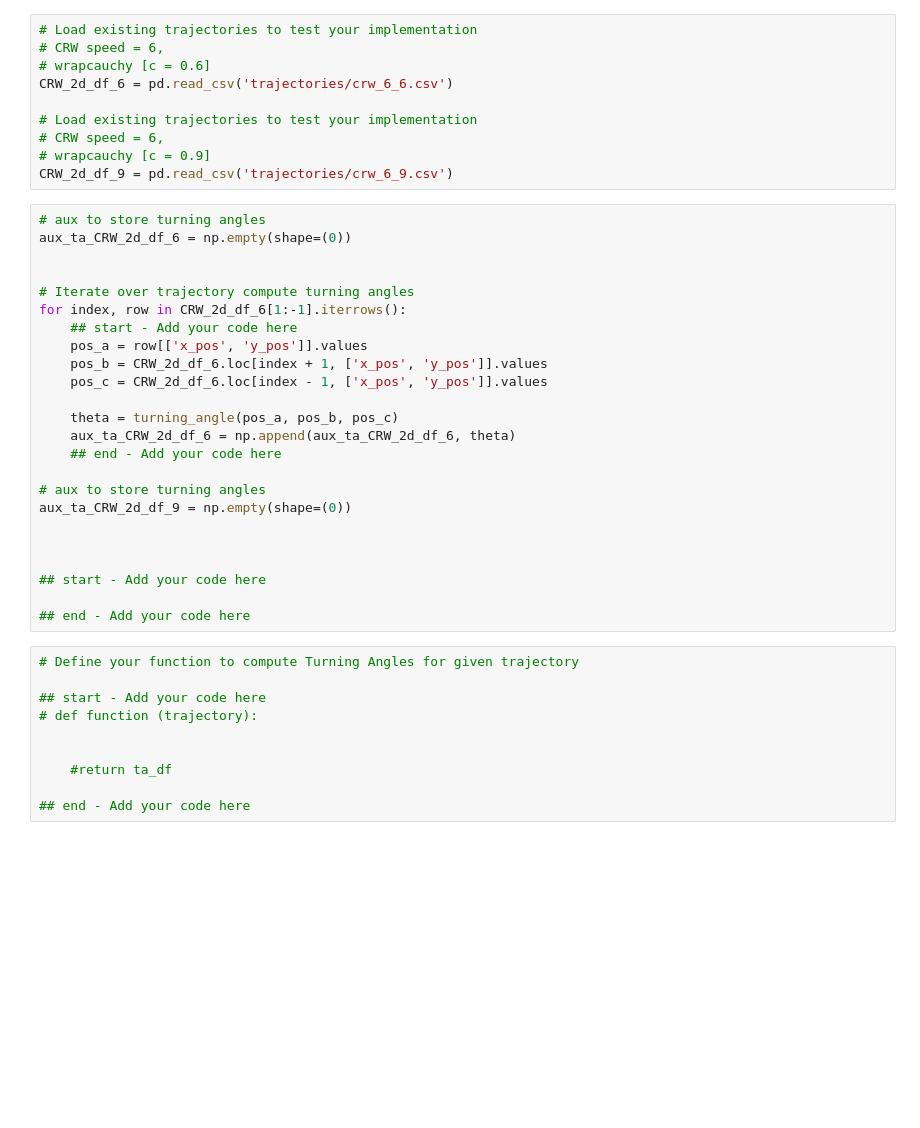
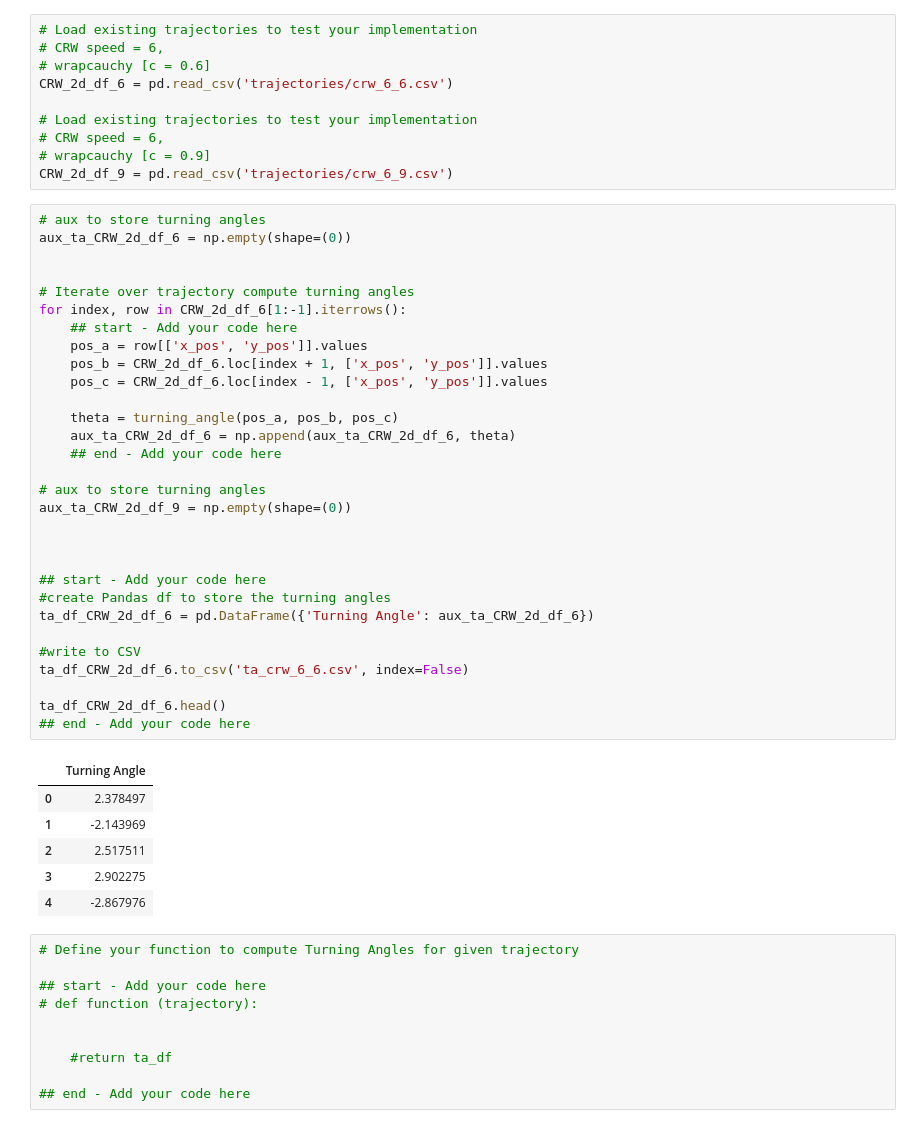
Before and after one commit to marcocucei/TI_I_Practica3, a Jupyter notebook: TI_1_Practica3.ipynb, the cells around one changed output. Saved outputs shown, nothing was run; the diff lists cells and outputs as text; blank space fills up the shorter version.

```diff
--- a/TI_1_Practica3.ipynb
+++ b/TI_1_Practica3.ipynb
@@ -387,27 +387,40 @@ CRW_2d_df_9 = pd.read_csv('trajectories/crw_6_9.csv')
 # %%
 # aux to store turning angles
 aux_ta_CRW_2d_df_6 = np.empty(shape=(0))
 
 
 # Iterate over trajectory compute turning angles
 for index, row in CRW_2d_df_6[1:-1].iterrows():
     ## start - Add your code here
     pos_a = row[['x_pos', 'y_pos']].values
     pos_b = CRW_2d_df_6.loc[index + 1, ['x_pos', 'y_pos']].values
     pos_c = CRW_2d_df_6.loc[index - 1, ['x_pos', 'y_pos']].values
 
     theta = turning_angle(pos_a, pos_b, pos_c)
     aux_ta_CRW_2d_df_6 = np.append(aux_ta_CRW_2d_df_6, theta)
     ## end - Add your code here
 
 # aux to store turning angles
 aux_ta_CRW_2d_df_9 = np.empty(shape=(0))
 
 
 
 ## start - Add your code here
+#create Pandas df to store the turning angles
+ta_df_CRW_2d_df_6 = pd.DataFrame({'Turning Angle': aux_ta_CRW_2d_df_6})
 
+#write to CSV
+ta_df_CRW_2d_df_6.to_csv('ta_crw_6_6.csv', index=False)
+
+ta_df_CRW_2d_df_6.head()
 ## end - Add your code here
+# %% [output]
+|  | Turning Angle |
+| 0 | 2.378497 |
+| 1 | -2.143969 |
+| 2 | 2.517511 |
+| 3 | 2.902275 |
+| 4 | -2.867976 |
 # %%
 # Define your function to compute Turning Angles for given trajectory
 
```
